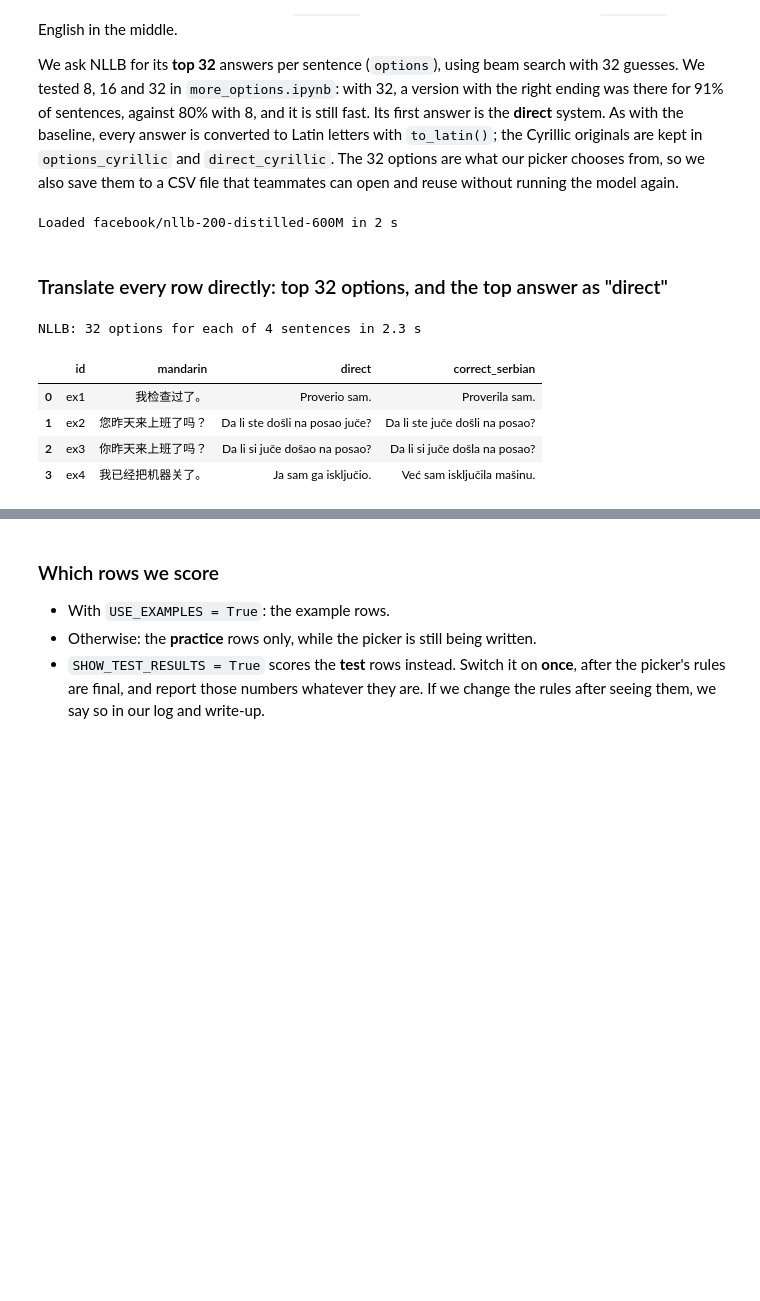
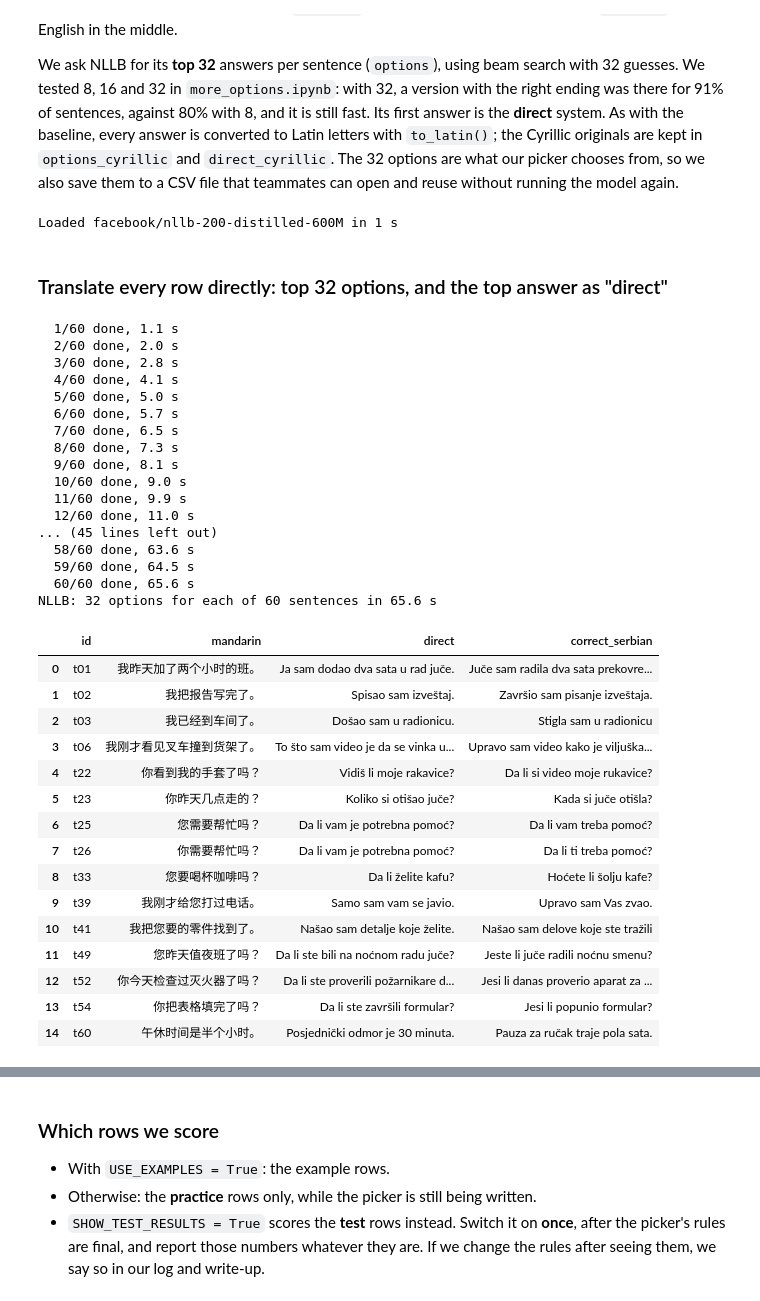
Before and after one commit to proelium27/veritas-ai-hackathon, a Jupyter notebook: notebook/model.ipynb, the cells around one changed output, grey strips where cells are left out. Saved outputs shown, nothing was run; the diff lists cells and outputs as text; code cells hidden in the pictures; blank space fills up the shorter version.

```diff
--- a/notebook/model.ipynb
+++ b/notebook/model.ipynb
@@ -260,5 +268,5 @@ We use the `split` column exactly as our team set it when writing the sentences;
 # %%
-USE_EXAMPLES = True   # True: demo on the 4 example rows. Set to False once the real sentences are in.
+USE_EXAMPLES = False  # True: demo on the 4 example rows (only while building). Our real sentences are in now.
 
 # Rows with an empty split are the example rows.
 df["split"] = df["split"].replace("", "example")
@@ -313,14 +321,25 @@ def load(name, **tokenizer_options):
     return tokenizer, model
 
 
-def translate(tokenizer, model, texts, n_options=1, batch_size=16, **generate_options):
-    """Translate a list of sentences.
-    Returns one list per sentence holding its n_options best translations, best first."""
+def free_memory():
+    """Give memory back after a step: Python's leftovers first, then the GPU's cache."""
+    gc.collect()
+    if DEVICE == "cuda":
+        torch.cuda.empty_cache()
+    elif DEVICE == "mps":
+        torch.mps.empty_cache()
+
+
+def translate(tokenizer, model, texts, n_options=1, batch_size=4, **generate_options):
+    """Translate a list of sentences, a few at a time (batch_size), printing progress.
+    Returns one list per sentence holding its n_options best translations, best first.
+    Small batches keep memory low: 32 options for 16 sentences at once filled a 16 GB laptop."""
     results = []
-    for start in range(0, len(texts), batch_size):              # a batch of sentences at a time
-        chunk = texts[start:start + batch_size]
+    start = time.time()
+    for first in range(0, len(texts), batch_size):
+        chunk = texts[first:first + batch_size]
         batch = tokenizer(chunk, return_tensors="pt", padding=True).to(DEVICE)
-        with torch.no_grad():                                      # no training, so skip the extra maths
+        with torch.inference_mode():                               # no training, so skip the extra maths
             output = model.generate(**batch,
                                     num_beams=max(4, n_options),   # how many guesses beam search keeps
                                     num_return_sequences=n_options,
@@ -330,6 +349,9 @@ def translate(tokenizer, model, texts, n_options=1, batch_size=16, **generate_op
         # The model returns one flat list; regroup it into n_options per sentence.
         for i in range(len(chunk)):
             results.append(decoded[i * n_options:(i + 1) * n_options])
+        del batch, output                                          # drop the big tensors before the next batch
+        free_memory()
+        print(f"  {len(results)}/{len(texts)} done, {time.time() - start:.1f} s")
     return results
 # %% [markdown]
 ### Serbian in Latin letters: `to_latin()`
@@ -412,35 +461,68 @@ Baseline: translated 4 sentences in 0.2 s
 
 We ask NLLB for its **top 32** answers per sentence (`options`), using beam search with 32 guesses. We tested 8, 16 and 32 in `more_options.ipynb`: with 32, a version with the right ending was there for 91% of sentences, against 80% with 8, and it is still fast. Its first answer is the **direct** system. As with the baseline, every answer is converted to Latin letters with `to_latin()`; the Cyrillic originals are kept in `options_cyrillic` and `direct_cyrillic`. The 32 options are what our picker chooses from, so we also save them to a CSV file that teammates can open and reuse without running the model again.
 # %%
+# The baseline models are done: free them before loading NLLB, so a laptop doesn't run out of memory.
+# (The demo in section 8 loads them again if it needs them; they are already downloaded, so that's quick.)
+del zh_en, en_sr
+free_memory()
+
 # src_lang tells the tokenizer the input is Mandarin in simplified characters.
 nllb_tok, nllb = load("facebook/nllb-200-distilled-600M", src_lang="zho_Hans")
 
 # NLLB must be told the output language: we force the first word to be the "Serbian, Cyrillic" tag.
 SERBIAN = nllb_tok.convert_tokens_to_ids("srp_Cyrl")
 # %% [output]
-Loaded facebook/nllb-200-distilled-600M in 2 s
+Loaded facebook/nllb-200-distilled-600M in 1 s
 # %% [markdown]
 ### Translate every row directly: top 32 options, and the top answer as "direct"
 # %%
 N_OPTIONS = 32
 
 start = time.time()
-work["options_cyrillic"] = translate(nllb_tok, nllb, work["mandarin"].tolist(),
-                                     n_options=N_OPTIONS, forced_bos_token_id=SERBIAN)
+# One sentence at a time (batch_size=1): 32 options per sentence already makes a big batch.
+work["options_cyrillic"] = translate(nllb_tok, nllb, work["mandarin"].tolist(), n_options=N_OPTIONS,
+                                     batch_size=1, forced_bos_token_id=SERBIAN)
 # Convert every option to Latin letters (see to_latin in section 5).
 work["options"] = [[to_latin(option) for option in options] for options in work["options_cyrillic"]]
 work["direct_cyrillic"] = [options[0] for options in work["options_cyrillic"]]
 work["direct"] = [options[0] for options in work["options"]]   # NLLB's single best answer, in Latin
 print(f"NLLB: {N_OPTIONS} options for each of {len(work)} sentences in {time.time() - start:.1f} s")
 
 visible(work)[["id", "mandarin", "direct", "correct_serbian"]]
 # %% [output]
-NLLB: 32 options for each of 4 sentences in 2.3 s
+  1/60 done, 1.1 s
+  2/60 done, 2.0 s
+  3/60 done, 2.8 s
+  4/60 done, 4.1 s
+  5/60 done, 5.0 s
+  6/60 done, 5.7 s
+  7/60 done, 6.5 s
+  8/60 done, 7.3 s
+  9/60 done, 8.1 s
+  10/60 done, 9.0 s
+  11/60 done, 9.9 s
+  12/60 done, 11.0 s
+... (45 lines left out)
+  58/60 done, 63.6 s
+  59/60 done, 64.5 s
+  60/60 done, 65.6 s
+NLLB: 32 options for each of 60 sentences in 65.6 s
 |  | id | mandarin | direct | correct_serbian |
-| 0 | ex1 | 我检查过了。 | Proverio sam. | Proverila sam. |
-| 1 | ex2 | 您昨天来上班了吗？ | Da li ste došli na posao juče? | Da li ste juče došli na posao? |
-| 2 | ex3 | 你昨天来上班了吗？ | Da li si juče došao na posao? | Da li si juče došla na posao? |
-| 3 | ex4 | 我已经把机器关了。 | Ja sam ga isključio. | Već sam isključila mašinu. |
+| 0 | t01 | 我昨天加了两个小时的班。 | Ja sam dodao dva sata u rad juče. | Juče sam radila dva sata prekovre... |
+| 1 | t02 | 我把报告写完了。 | Spisao sam izveštaj. | Završio sam pisanje izveštaja. |
+| 2 | t03 | 我已经到车间了。 | Došao sam u radionicu. | Stigla sam u radionicu |
+| 3 | t06 | 我刚才看见叉车撞到货架了。 | To što sam video je da se vinka u... | Upravo sam video kako je viljuška... |
+| 4 | t22 | 你看到我的手套了吗？ | Vidiš li moje rakavice? | Da li si video moje rukavice? |
+| 5 | t23 | 你昨天几点走的？ | Koliko si otišao juče? | Kada si juče otišla? |
+| 6 | t25 | 您需要帮忙吗？ | Da li vam je potrebna pomoć? | Da li vam treba pomoć? |
+| 7 | t26 | 你需要帮忙吗？ | Da li vam je potrebna pomoć? | Da li ti treba pomoć? |
+| 8 | t33 | 您要喝杯咖啡吗？ | Da li želite kafu? | Hoćete li šolju kafe? |
+| 9 | t39 | 我刚才给您打过电话。 | Samo sam vam se javio. | Upravo sam Vas zvao. |
+| 10 | t41 | 我把您要的零件找到了。 | Našao sam detalje koje želite. | Našao sam delove koje ste tražili |
+| 11 | t49 | 您昨天值夜班了吗？ | Da li ste bili na noćnom radu juče? | Jeste li juče radili noćnu smenu? |
+| 12 | t52 | 你今天检查过灭火器了吗？ | Da li ste proverili požarnikare d... | Jesi li danas proverio aparat za ... |
+| 13 | t54 | 你把表格填完了吗？ | Da li ste završili formular? | Jesi li popunio formular? |
+| 14 | t60 | 午休时间是半个小时。 | Posjednički odmor je 30 minuta. | Pauza za ručak traje pola sata. |
 # %% [markdown]
 ### Save the 32 options to CSV files
 
```
Also changed, not shown: parts of 37 cells of this notebook, 1 other file.
